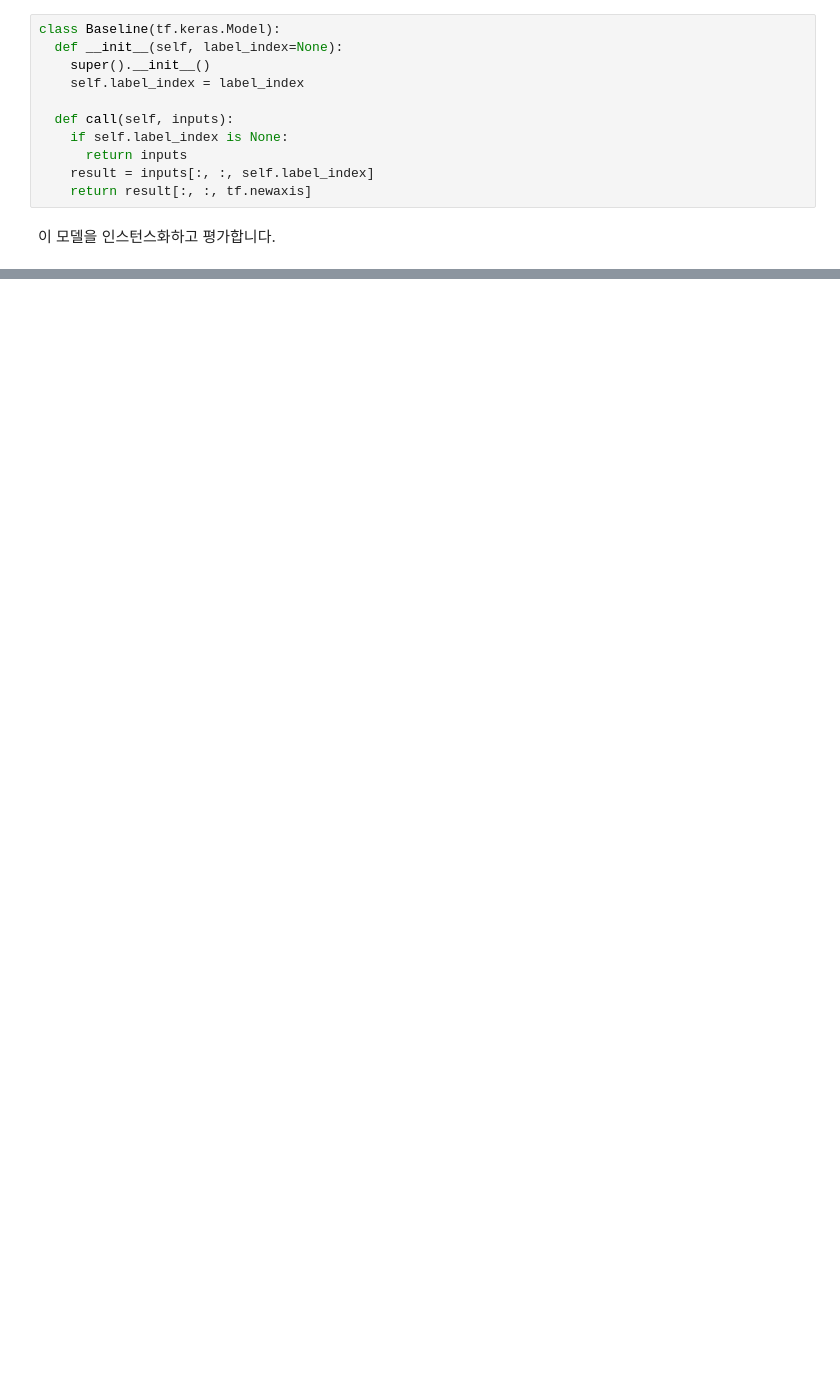
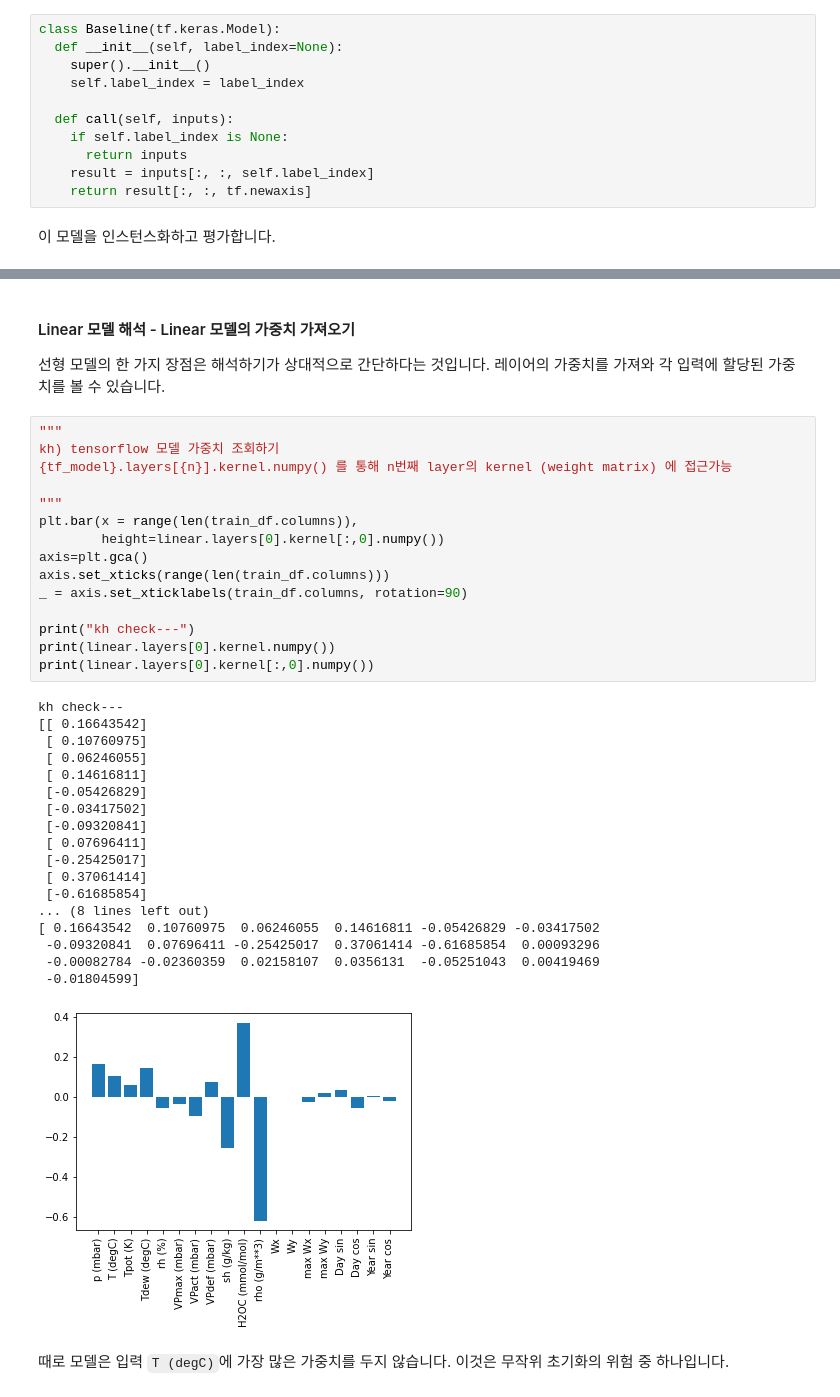
Before and after one commit to kayeekim/kayeekim.github.io, a Jupyter notebook: _code_practice/Tensorflow_Time_Series_Prediction_KH.ipynb, the cells around one changed output, grey strips where cells are left out. Cells and saved outputs as stored; diff of their text form; blank space fills up the shorter version.

```diff
--- a/_code_practice/Tensorflow_Time_Series_Prediction_KH.ipynb
+++ b/_code_practice/Tensorflow_Time_Series_Prediction_KH.ipynb
@@ -825,0 +967,39 @@ class Baseline(tf.keras.Model):
+# %% [markdown]
+#### Linear 모델 해석 - Linear 모델의 가중치 가져오기
+선형 모델의 한 가지 장점은 해석하기가 상대적으로 간단하다는 것입니다. 레이어의 가중치를 가져와 각 입력에 할당된 가중치를 볼 수 있습니다.
+# %%
+"""
+kh) tensorflow 모델 가중치 조회하기
+{tf_model}.layers[{n}].kernel.numpy() 를 통해 n번째 layer의 kernel (weight matrix) 에 접근가능
+
+"""
+plt.bar(x = range(len(train_df.columns)),
+        height=linear.layers[0].kernel[:,0].numpy())
+axis=plt.gca()
+axis.set_xticks(range(len(train_df.columns)))
+_ = axis.set_xticklabels(train_df.columns, rotation=90)
+
+print("kh check---")
+print(linear.layers[0].kernel.numpy())
+print(linear.layers[0].kernel[:,0].numpy())
+# %% [output]
+kh check---
+[[ 0.16643542]
+ [ 0.10760975]
+ [ 0.06246055]
+ [ 0.14616811]
+ [-0.05426829]
+ [-0.03417502]
+ [-0.09320841]
+ [ 0.07696411]
+ [-0.25425017]
+ [ 0.37061414]
+ [-0.61685854]
+... (8 lines left out)
+[ 0.16643542  0.10760975  0.06246055  0.14616811 -0.05426829 -0.03417502
+ -0.09320841  0.07696411 -0.25425017  0.37061414 -0.61685854  0.00093296
+ -0.00082784 -0.02360359  0.02158107  0.0356131  -0.05251043  0.00419469
+ -0.01804599]
+[figure, added]
+# %% [markdown]
+때로 모델은 입력 `T (degC)`에 가장 많은 가중치를 두지 않습니다. 이것은 무작위 초기화의 위험 중 하나입니다.
```
Also changed, not shown: parts of 20 cells of this notebook.
